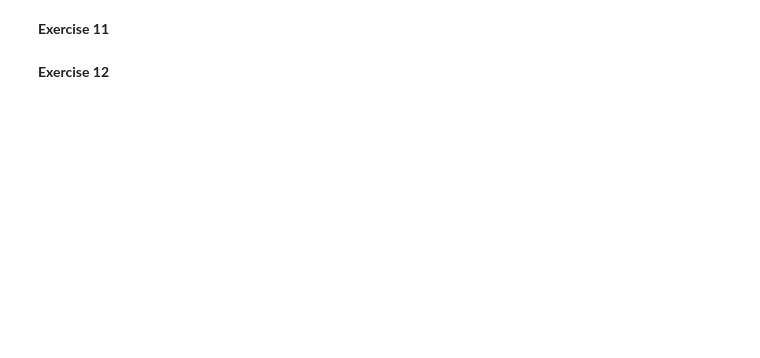
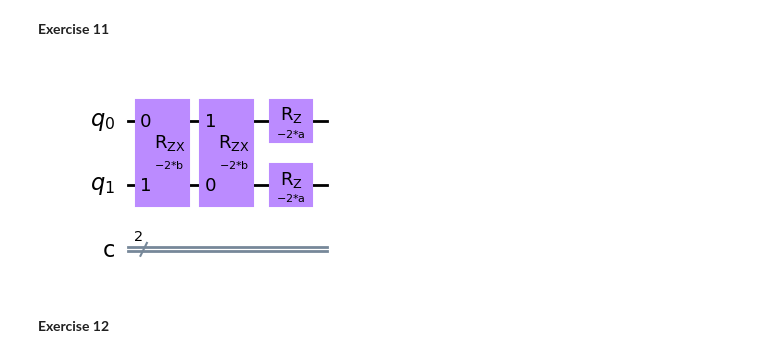
Before and after one commit to danielortmann/qmb-qiskit, a Jupyter notebook: day1.ipynb, the cells around one changed output. Saved outputs shown, nothing was run; the diff lists cells and outputs as text; code cells hidden in the pictures; blank space fills up the shorter version.

```diff
--- a/day1.ipynb
+++ b/day1.ipynb
@@ -313,6 +359,12 @@ def prepare_trial(a, b):
     circ.rz(-2*a, 0)
     circ.rz(-2*a, 1)
     return circ
+# %%
+a, b = Parameter('a'), Parameter('b')
+circ =prepare_trial(a, b)
+circ.draw(output='mpl')
+# %% [output]
+[figure, added]
 # %% [markdown]
 **Exercise 12**
 # %%
```
Also changed, not shown: parts of 22 cells of this notebook.
